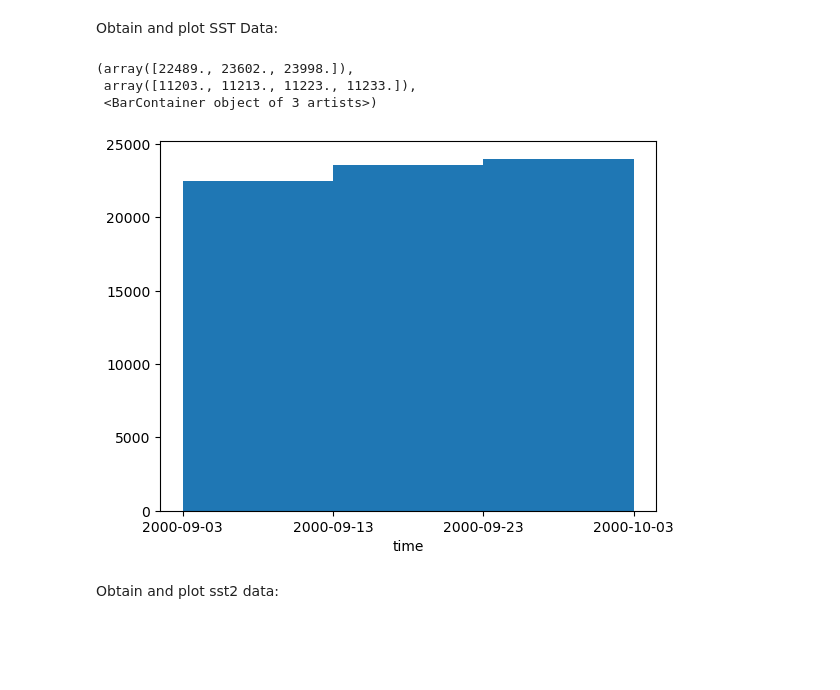
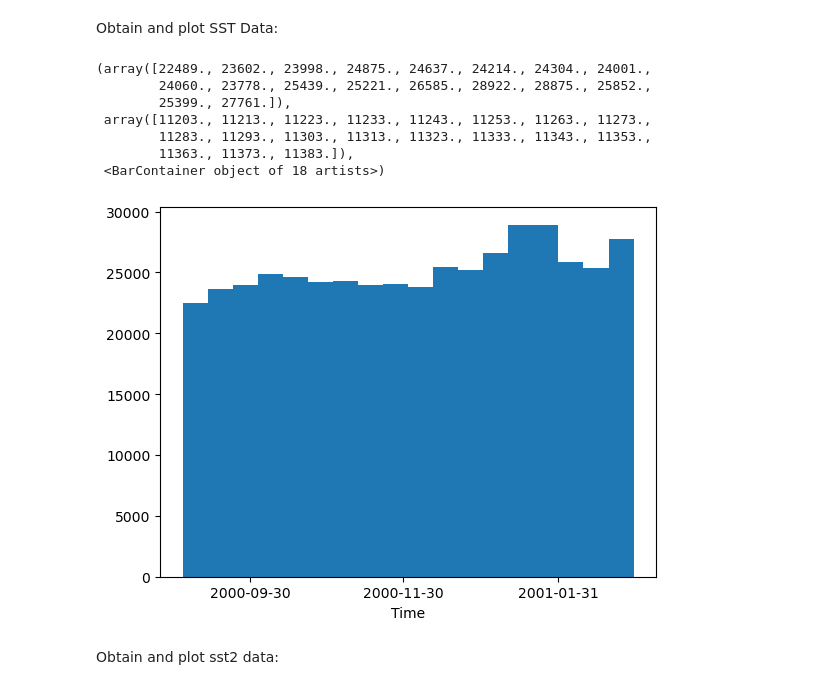
Before and after one commit to Eli8131/First_Project_SE, a Jupyter notebook: Histogram.ipynb, the cells around one changed output. Saved outputs shown, nothing was run; the diff lists cells and outputs as text; code cells hidden in the pictures; blank space fills up the shorter version.

```diff
--- a/Histogram.ipynb
+++ b/Histogram.ipynb
@@ -48,21 +48,24 @@ Data variables: (12/53)
 Obtain and plot SST Data:
 # %%
 bin1 = '2000-09-03'
-bin2 = '2000-10-03'
-data_subset_sst = ds[['time', 'sst', 'flg_sst']].where((ds.time > np.datetime64(bin1)) &
+bin2 = '2001-03-03'
+data_subset_sst = ds[['time', 'flg_sst']].where((ds.time > np.datetime64(bin1)) &
                                                    (ds.time < np.datetime64(bin2)) &
                                                    (ds.flg_sst ==5), drop=True)
 # %%
-bin1 = '2000-09-03'
-bin2 = '2000-10-03'
-xticks = pd.date_range(bin1, bin2, freq= "10D") # xticks to align with 10-day bins
-bins = pd.date_range(bin1, bin2, freq= "10D")  # 10 day bins
+
+xticks = pd.date_range(bin1, bin2, freq= "2M")
+bins = pd.date_range(bin1, bin2, freq= "10D")  # 2 year bins
 data_subset_sst['time'].plot.hist(xticks = xticks, bins = bins)
 # %% [output]
-(array([22489., 23602., 23998.]),
- array([11203., 11213., 11223., 11233.]),
- <BarContainer object of 3 artists>)
+(array([22489., 23602., 23998., 24875., 24637., 24214., 24304., 24001.,
+        24060., 23778., 25439., 25221., 26585., 28922., 28875., 25852.,
+        25399., 27761.]),
+ array([11203., 11213., 11223., 11233., 11243., 11253., 11263., 11273.,
+        11283., 11293., 11303., 11313., 11323., 11333., 11343., 11353.,
+        11363., 11373., 11383.]),
+ <BarContainer object of 18 artists>)
-[figure, old version]
+[figure, new version]
 # %% [markdown]
 Obtain and plot sst2 data:
 # %%
```
Also changed, not shown: parts of 11 cells of this notebook.
